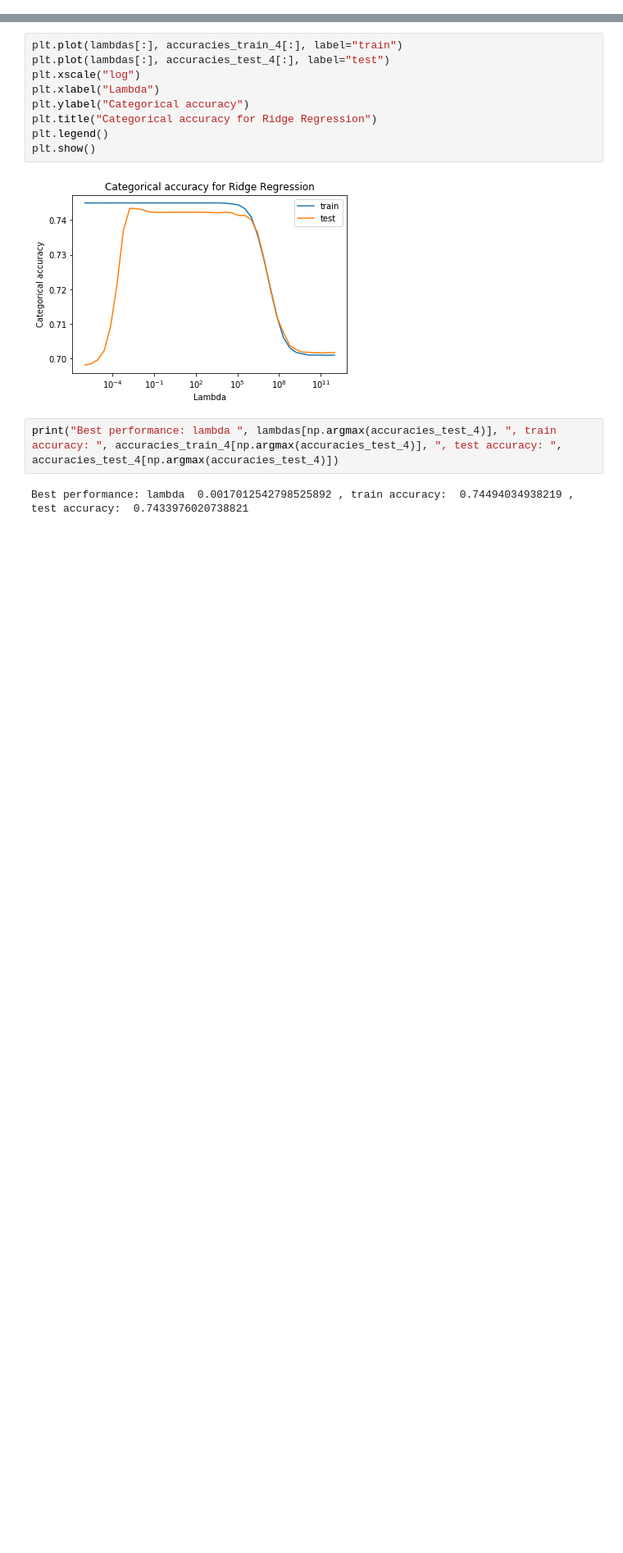
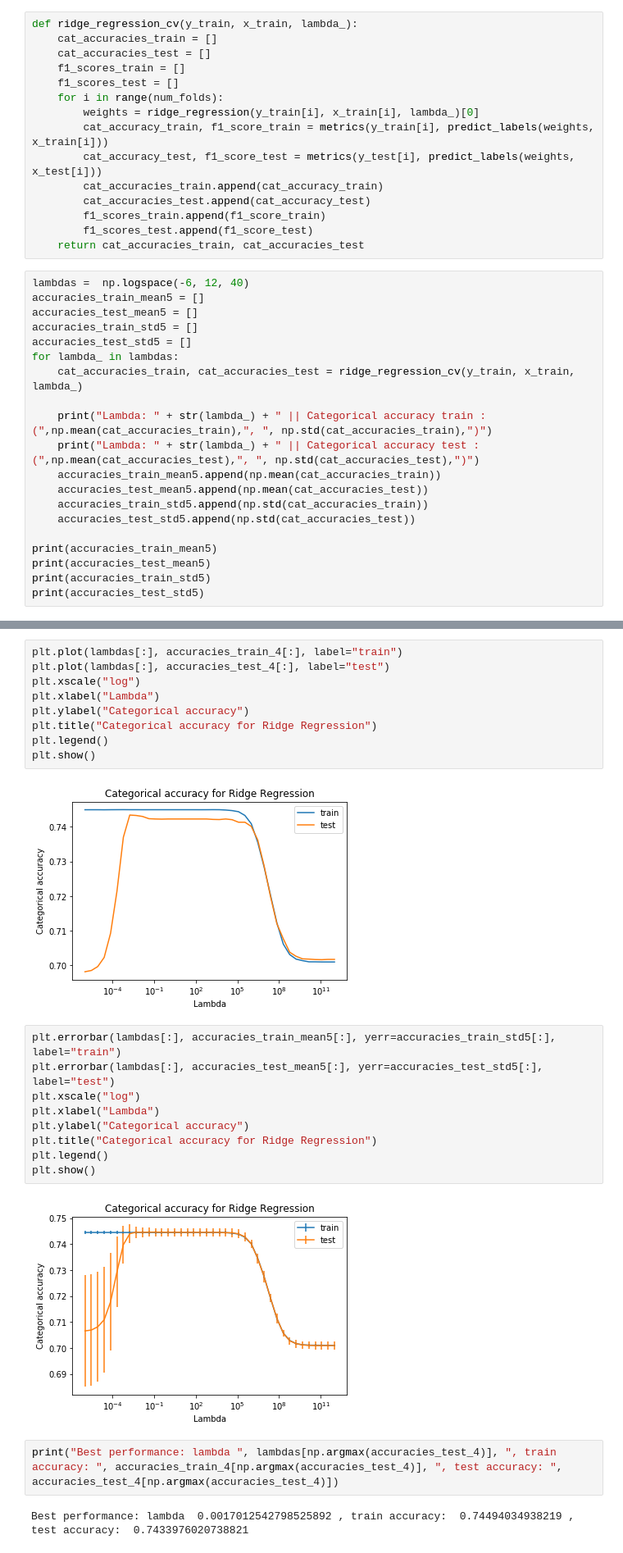
Before and after one commit to itsyaboii1337/ML, a Jupyter notebook: ReportVisualisation.ipynb, the cells around one changed output, grey strips where cells are left out. Shown at 82% size. Saved outputs shown, nothing was run; the diff lists cells and outputs as text; blank space fills up the shorter version.

```diff
--- a/ReportVisualisation.ipynb
+++ b/ReportVisualisation.ipynb
@@ -304,0 +366,35 @@ Lambda: 1000000000000.0 || Categorical accuracy test :  0.7017579390797148  || f
+# %%
+def ridge_regression_cv(y_train, x_train, lambda_):
+    cat_accuracies_train = []
+    cat_accuracies_test = []
+    f1_scores_train = []
+    f1_scores_test = []
+    for i in range(num_folds):
+        weights = ridge_regression(y_train[i], x_train[i], lambda_)[0]
+        cat_accuracy_train, f1_score_train = metrics(y_train[i], predict_labels(weights, x_train[i]))
+        cat_accuracy_test, f1_score_test = metrics(y_test[i], predict_labels(weights, x_test[i]))
+        cat_accuracies_train.append(cat_accuracy_train)
+        cat_accuracies_test.append(cat_accuracy_test)
+        f1_scores_train.append(f1_score_train)
+        f1_scores_test.append(f1_score_test)
+    return cat_accuracies_train, cat_accuracies_test
+# %%
+lambdas =  np.logspace(-6, 12, 40)
+accuracies_train_mean5 = []
+accuracies_test_mean5 = []
+accuracies_train_std5 = []
+accuracies_test_std5 = []
+for lambda_ in lambdas:
+    cat_accuracies_train, cat_accuracies_test = ridge_regression_cv(y_train, x_train, lambda_)
+
+    print("Lambda: " + str(lambda_) + " || Categorical accuracy train : (",np.mean(cat_accuracies_train),", ", np.std(cat_accuracies_train),")")
+    print("Lambda: " + str(lambda_) + " || Categorical accuracy test : (",np.mean(cat_accuracies_test),", ", np.std(cat_accuracies_test),")")
+    accuracies_train_mean5.append(np.mean(cat_accuracies_train))
+    accuracies_test_mean5.append(np.mean(cat_accuracies_test))
+    accuracies_train_std5.append(np.std(cat_accuracies_train))
+    accuracies_test_std5.append(np.std(cat_accuracies_test))
+
+print(accuracies_train_mean5)
+print(accuracies_test_mean5)
+print(accuracies_train_std5)
+print(accuracies_test_std5)
@@ -313,6 +427,17 @@ plt.legend()
 plt.show()
 # %% [output]
 [figure]
+# %%
+plt.errorbar(lambdas[:], accuracies_train_mean5[:], yerr=accuracies_train_std5[:], label="train")
+plt.errorbar(lambdas[:], accuracies_test_mean5[:], yerr=accuracies_test_std5[:], label="test")
+plt.xscale("log")
+plt.xlabel("Lambda")
+plt.ylabel("Categorical accuracy")
+plt.title("Categorical accuracy for Ridge Regression")
+plt.legend()
+plt.show()
+# %% [output]
+[figure, added]
 # %%
 print("Best performance: lambda ", lambdas[np.argmax(accuracies_test_4)], ", train accuracy: ", accuracies_train_4[np.argmax(accuracies_test_4)], ", test accuracy: ", accuracies_test_4[np.argmax(accuracies_test_4)])
 # %% [output]
```
Also changed, not shown: parts of 26 cells of this notebook.
